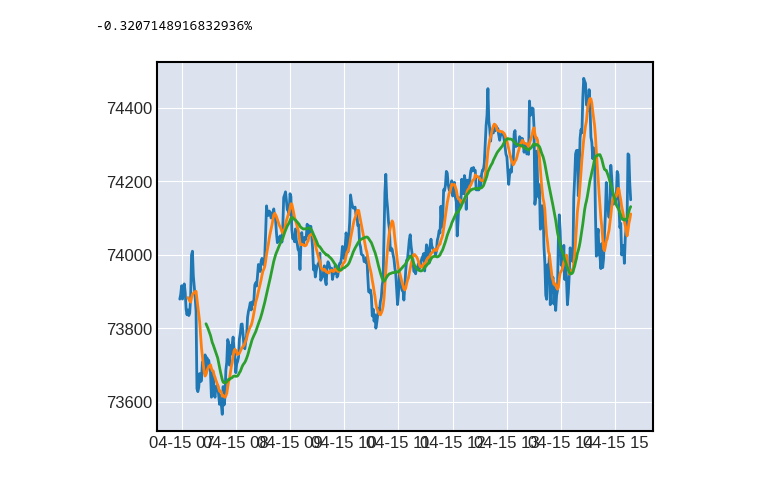
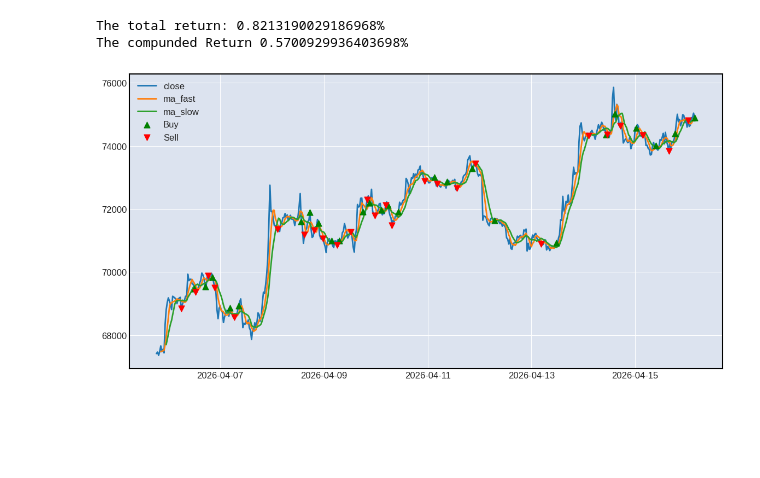
Before and after one commit to Noro18/algo-trading-learn, a Jupyter notebook: test.ipynb, the cells around one changed output. Drawn from its saved outputs; the diff is of its cells as text; code cells hidden in the pictures; blank space fills up the shorter version.

```diff
--- a/test.ipynb
+++ b/test.ipynb
@@ -5,7 +5,7 @@ import matplotlib.pyplot as plt
 
 exchange = ccxt.binance()
 
-bars = exchange.fetch_ohlcv('BTC/USDT', timeframe='1m', limit=500)
+bars = exchange.fetch_ohlcv('BTC/USDT', timeframe='30m', limit=500)
 
 df = pd.DataFrame(bars, columns=['time','open','high','low','close','volume'])
 
@@ -58,6 +58,15 @@ plt.show()
 # %%
+
+import ta
+
+df['rsi'] = ta.momentum.RSIIndicator(df['close'], window=14).rsi() # amenta RSA
+
 # add another colun for movingaverage
+# df['ma_fast'] = df['close'].rolling(10).mean()
+# df['ma_slow'] = df['close'].rolling(30).mean()
 
-df['ma_fast'] = df['close'].rolling(10).mean()
-df['ma_slow'] = df['close'].rolling(30).mean()
+# More signla
+
+df['ma_fast'] = df['close'].rolling(5).mean()
+df['ma_slow'] = df['close'].rolling(10).mean()
 # %%
@@ -87,15 +127,29 @@ df['returns'] = df['close'].pct_change()
 
 df['strategy_returns'] = df['signal'].shift(1) * df['returns']
 
-print(f"{df['strategy_returns'].sum() * 100}%")
+start_money = 100
+
+print(f"The total return: {df['strategy_returns'].sum() * 100}%")
+
+print(f"The compunded Return {((df['strategy_returns'] + 1).prod() - 1) * 100}% ")
 # %% [output]
--0.3207148916832936%
+The total return: 0.8213190029186968%
+The compunded Return 0.5700929936403698%
 # %%
 import matplotlib.pyplot as plt
 
-plt.plot(df.index, df['close'])
-plt.plot(df.index, df['ma_fast'])
-plt.plot(df.index, df['ma_slow'])
+plt.figure(figsize=(14, 7))
+
+sig = df['signal']
+buy = (sig == 1) & (sig.shift(1) != 1)
+sell = (sig == -1) & (sig.shift(1) != -1)
+
+plt.plot(df.index, df['close'], label='close')
+plt.plot(df.index, df['ma_fast'], label='ma_fast')
+plt.plot(df.index, df['ma_slow'], label='ma_slow')
+plt.scatter(df.index[buy], df.loc[buy, 'close'], color='green', marker='^', s=60, zorder=5, label='Buy')
+plt.scatter(df.index[sell], df.loc[sell, 'close'], color='red', marker='v', s=60, zorder=5, label='Sell')
+plt.legend()
 plt.show()
 # %% [output]
-[figure, old version]
+[figure, new version]
```
Also changed, not shown: parts of 7 cells of this notebook.
